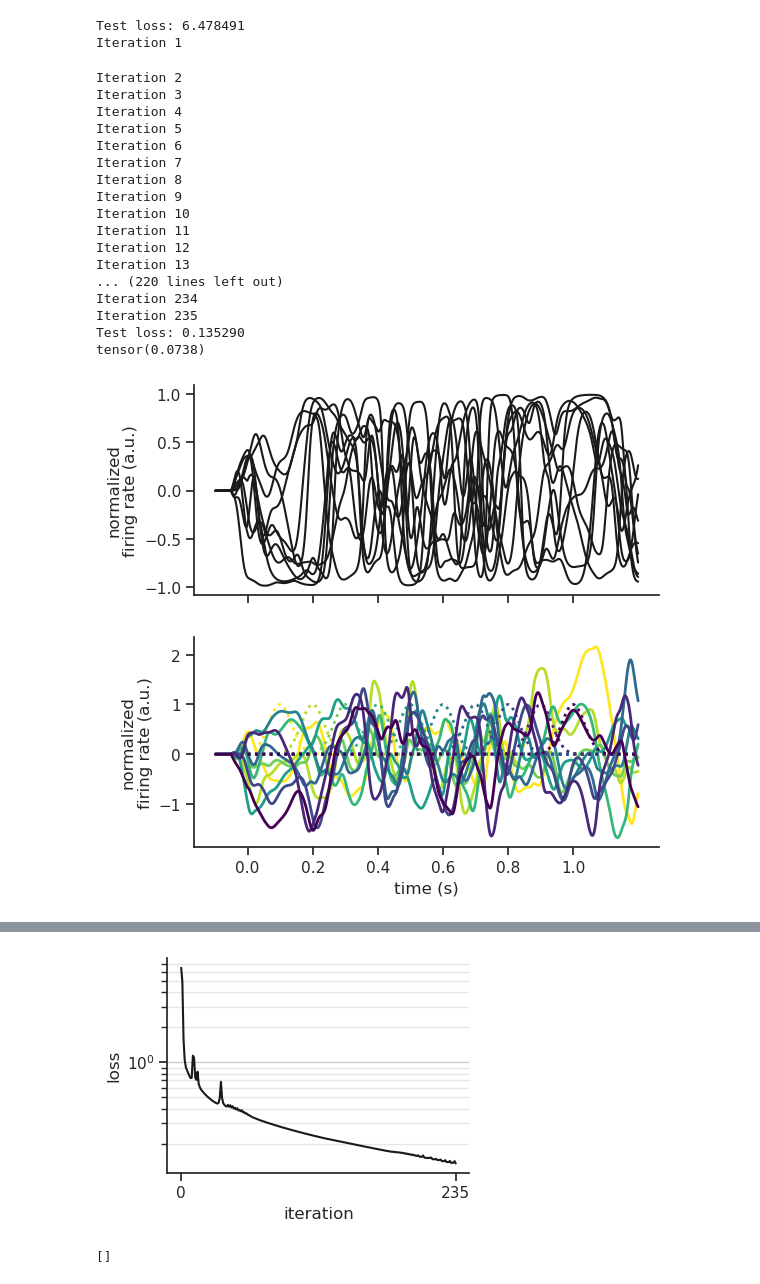
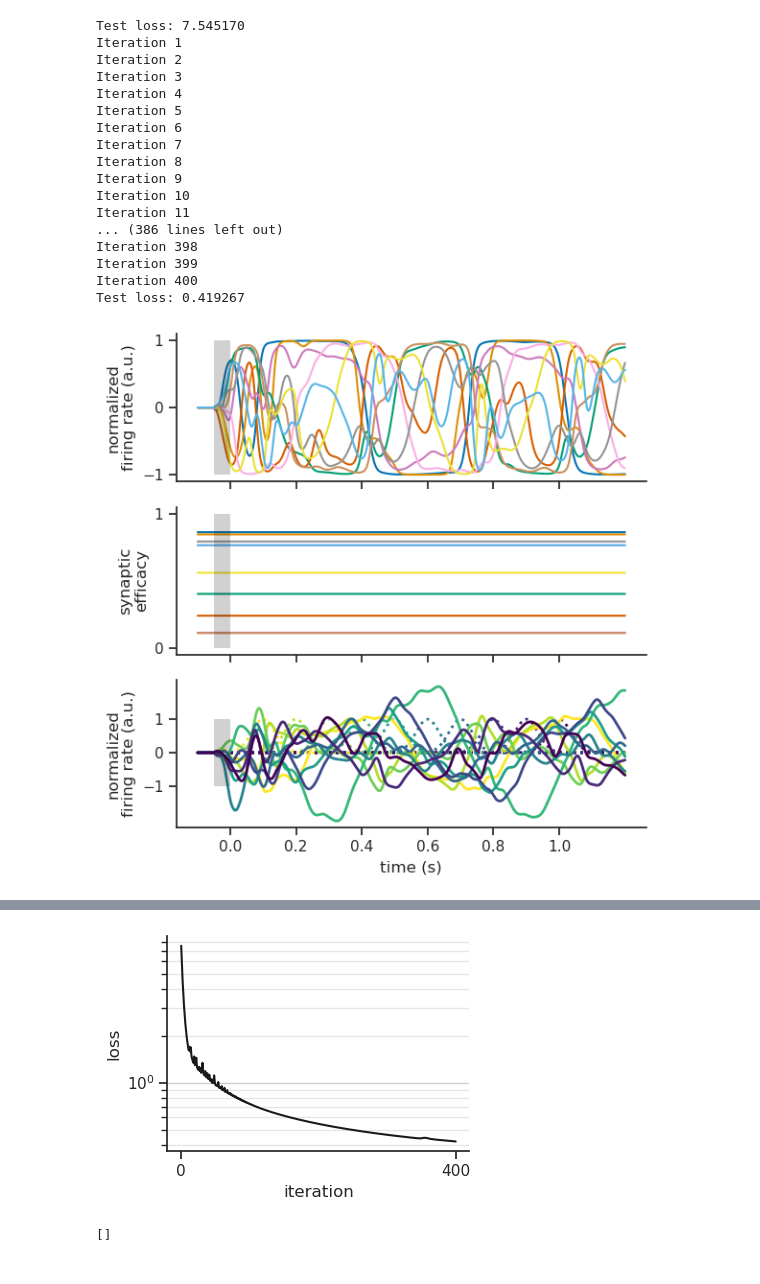
Before and after one commit to rythorpe/time_coding, a Jupyter notebook: aux_dev.ipynb, the cells around one changed output, grey strips where cells are left out. Cells and saved outputs as stored; diff of their text form; code cells hidden in the pictures.

```diff
--- a/aux_dev.ipynb
+++ b/aux_dev.ipynb
@@ -33,7 +33,7 @@ model.to(device)
 
 mse_fn = nn.MSELoss()
 loss_fn = lambda a, b: mse_fn(a, b) / b.mean()
-optimizer = torch.optim.SGD(model.parameters(), lr=5e-2)
+optimizer = torch.optim.SGD(model.parameters(), lr=1e-3)
 
 # set parameters
 # simulation parameters
@@ -80,9 +80,9 @@ r_0 = r_0.to(device)
 u_0 = u_0.to(device)
 
 # plot model output before training
-hidden_sr, output_sr, stats_0 = test_and_get_stats(inputs, targets, times,
-                                                   model, loss_fn, h_0, r_0,
-                                                   u_0, plot=True)
+_, sim_stats_0 = test_and_get_stats(inputs, targets, times,
+                                    model, loss_fn,
+                                    h_0, r_0, u_0, plot=True)
 
 p_rel = model.p_rel
 if include_stp is False:
@@ -95,65 +95,62 @@ weights_0 = model.gain * model.W_hh * model.presyn_scaling.detach() * p_rel
 #     _ = pre_train(inputs, times, model, h_0)
 
 # train model weights
-max_iter = 600
+max_iter = 400
 convergence_reached = False
 loss_per_iter = list()
 for iter_idx in range(max_iter):
     print(f"Iteration {iter_idx + 1}")
     # loss, param_dist = train_force(inputs, targets, times, model, loss_fn,
     #                                optimizer, h_0, r_0, u_0,
     #                                presyn_idx=iter_idx)
-    # loss, param_dist = train_bptt_sparse(inputs, targets, times, model,
-    #                                      loss_fn, optimizer, h_0, r_0, u_0,
-    #                                      p_backprop=0.2)
+    # loss = train_bptt_sparse(inputs, targets, times, model, loss_fn, optimizer,
+    #                          h_0, r_0, u_0, p_backprop=0.2)
     loss = train_bptt(inputs, targets, times, model, loss_fn, optimizer,
                       h_0, r_0, u_0)
     loss_per_iter.append(loss)
     if len(loss_per_iter) >= 10:
         mean_diff = np.diff(loss_per_iter[-10:]).mean()
         if np.abs(mean_diff) < 1e-4:
             convergence_reached = True
-            break
+            # break
 
 weights_1 = model.gain * model.W_hh * model.presyn_scaling.detach() * p_rel
 
 # print(f"Trial {sample_idx} training complete!!")
 if not convergence_reached:
     print(f"Warning: didn't converge!!!")
 
 # investigate fitted model
 # plot model output after training
-hidden_sr, output_sr, stats_1 = test_and_get_stats(inputs, targets, times,
-                                                   model, loss_fn, h_0, r_0,
-                                                   u_0, plot=True)
-loss_per_iter.append(stats_1['loss'])
+state_vars_1, sim_stats_1 = test_and_get_stats(inputs, targets, times,
+                                               model, loss_fn, h_0, r_0,
+                                               u_0, plot=True)
+hidden_sr_1, r_1, u_1, output_sr_1 = state_vars_1
+loss_per_iter.append(sim_stats_1['loss'])
 # loss when the output flatlines
 loss_baseline = targets[:, times > 0, :].mean()
-print(loss_baseline)
 # losses = np.array(loss_per_iter) / loss_baseline.item()
 losses = np.array(loss_per_iter)
 
 # plot loss across training
 fig_learning = plot_learning(losses, max_iter=None)
 # plt.savefig('/home/ryan/Desktop/training_loss_force.png')
 # %% [output]
-Test loss: 6.478491
+Test loss: 7.545170
 Iteration 1
+Iteration 2
+Iteration 3
+Iteration 4
+Iteration 5
+Iteration 6
+Iteration 7
+Iteration 8
+Iteration 9
+Iteration 10
+Iteration 11
+... (386 lines left out)
+Iteration 398
+Iteration 399
+Iteration 400
+Test loss: 0.419267
-Iteration 2
-Iteration 3
-Iteration 4
-Iteration 5
-Iteration 6
-Iteration 7
-Iteration 8
-Iteration 9
-Iteration 10
-Iteration 11
-Iteration 12
-Iteration 13
-... (220 lines left out)
-Iteration 234
-Iteration 235
-Test loss: 0.135290
-tensor(0.0738)
-[figure, old version]
+[figure, new version]
@@ -161,4 +158,4 @@ tensor(0.0738)
-[figure, old version]
+[figure, new version]
 # %%
 # weights = model.W_hh * model.presyn_scaling.detach() * model.p_rel
 angles = np.linspace(0, 2 * np.pi, 100)
```
Also changed, not shown: parts of 2 cells of this notebook, 1 other file.
